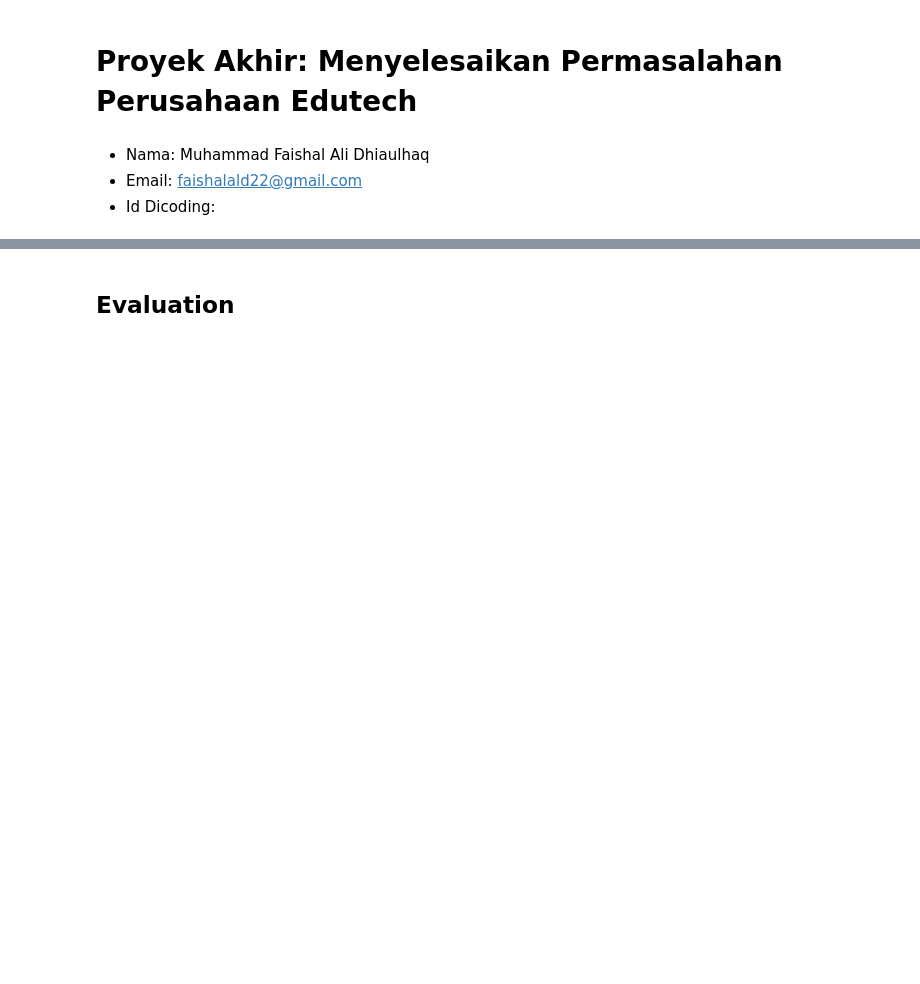
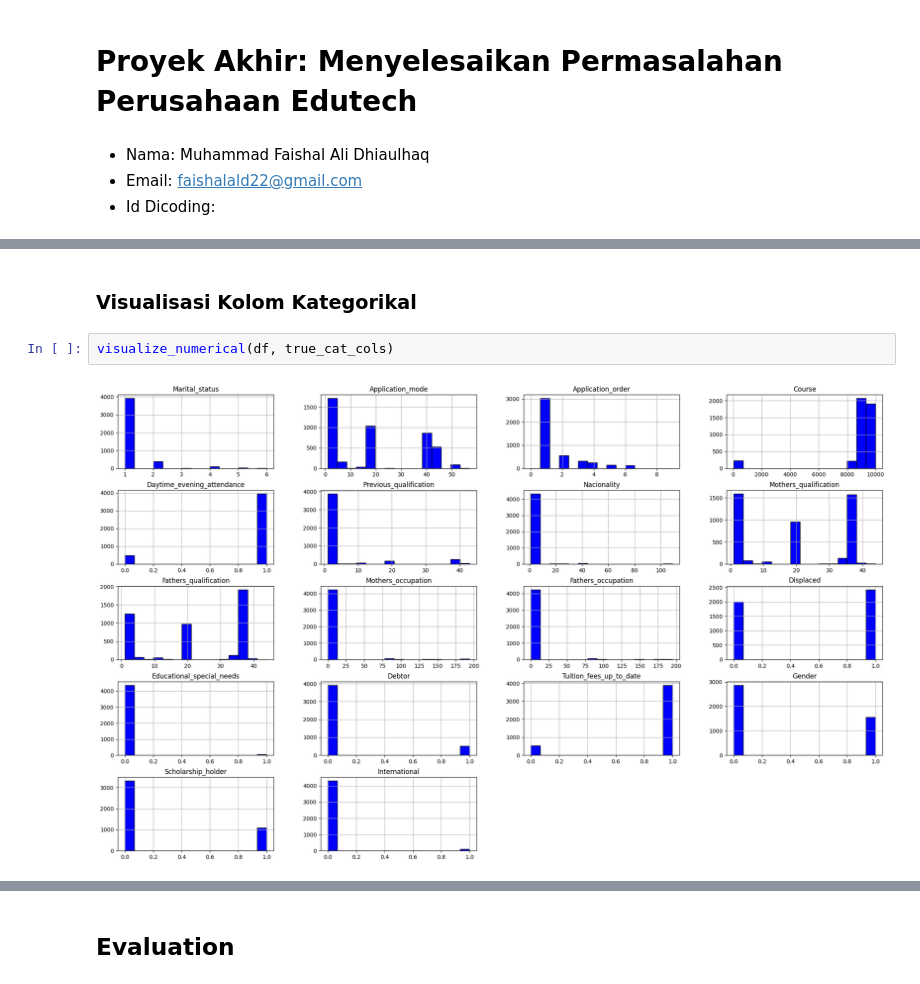
Before and after one commit to ishala/penerapan-data-science, a Jupyter notebook: notebook.ipynb, the cells around one changed output, grey strips where cells are left out. Cells and saved outputs as stored; diff of their text form; blank space fills up the shorter version.

```diff
--- a/notebook.ipynb
+++ b/notebook.ipynb
@@ -56,0 +410,6 @@ memory usage: 1.2+ MB
+# %% [markdown]
+### Visualisasi Kolom Kategorikal
+# %%
+visualize_numerical(df, true_cat_cols)
+# %% [output]
+[figure, added]
```
Also changed, not shown: parts of 80 cells of this notebook.
